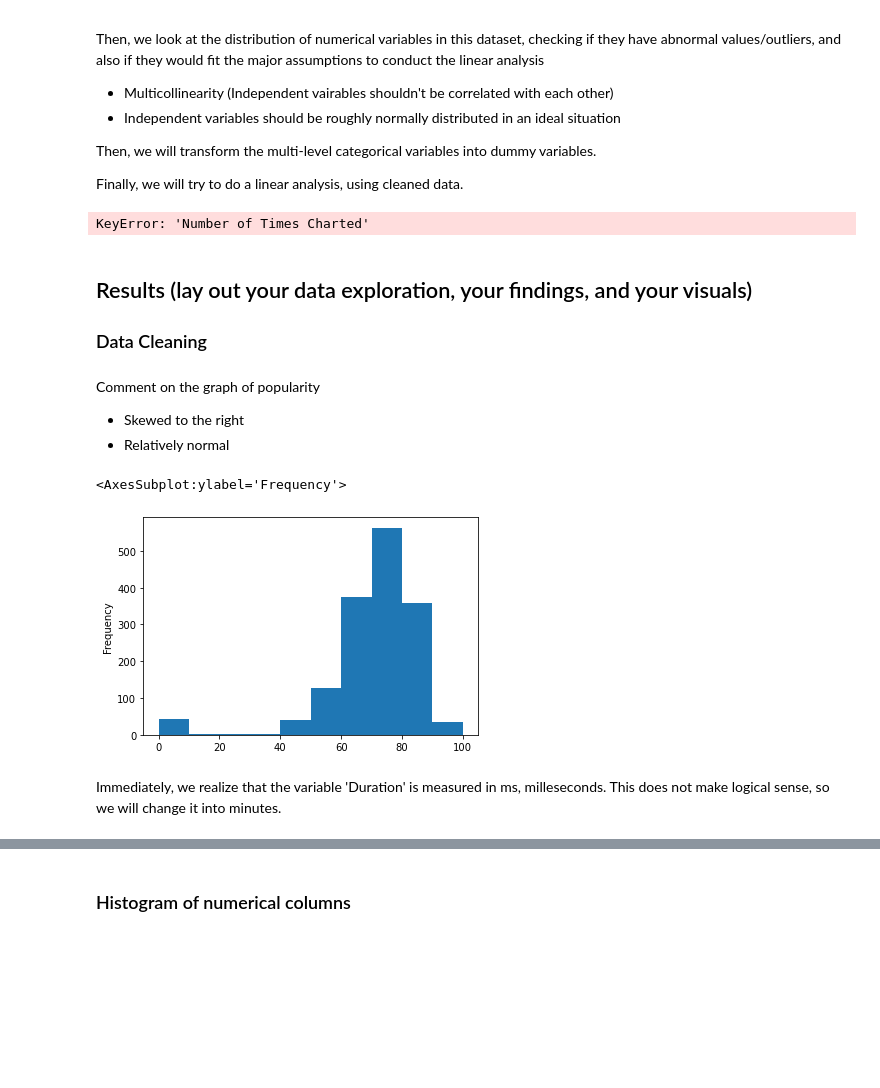
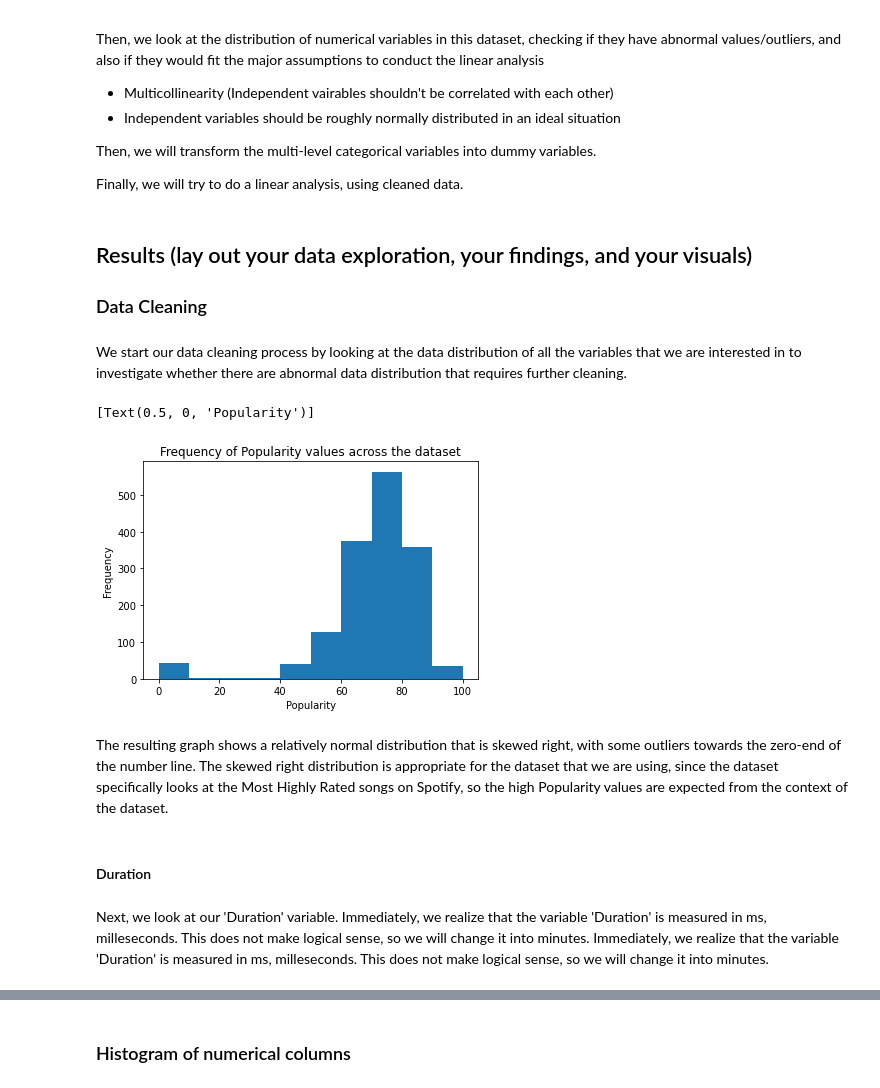
Before and after one commit to Opheliadh/DH140-Final-Music-Trends, a Jupyter notebook: Spotify_songs_popularity.ipynb, the cells around one changed output, grey strips where cells are left out. Drawn from its saved outputs; the diff is of its cells as text; code cells hidden in the pictures; blank space fills up the shorter version.

Commit message:
added descriptions and more plots

```diff
--- a/Spotify_songs_popularity.ipynb
+++ b/Spotify_songs_popularity.ipynb
@@ -94,28 +98,26 @@ Then, we look at the distribution of numerical variables in this dataset, checki
 Then, we will transform the multi-level categorical variables into dummy variables.
 
 Finally, we will try to do a linear analysis, using cleaned data.
-# %%
-df['Number of Times Charted'].plot.hist()
-# %% [output]
-KeyError: 'Number of Times Charted'
 # %% [markdown]
 ## Results (lay out your data exploration, your findings, and your visuals)
 
 ### Data Cleaning
-# %% [markdown]
-Comment on the graph of popularity
-
-- Skewed to the right
-- Relatively normal
+# %% [markdown]
+We start our data cleaning process by looking at the data distribution of all the variables that we are interested in to investigate whether there are abnormal data distribution that requires further cleaning.
 # %%
-df["Popularity"].astype(float).plot.hist()
+ax = df["Popularity"].astype("int").plot.hist(title='Frequency of Popularity values across the dataset')
+ax.set(xlabel='Popularity')
 # %% [output]
-<AxesSubplot:ylabel='Frequency'>
+[Text(0.5, 0, 'Popularity')]
-[figure, old version]
+[figure, new version]
+# %% [markdown]
+The resulting graph shows a relatively normal distribution that is skewed right, with some outliers towards the zero-end of the number line. The skewed right distribution is appropriate for the dataset that we are using, since the dataset specifically looks at the Most Highly Rated songs on Spotify, so the high Popularity values are expected from the context of the dataset.
 # %%
 cleaned_df["Popularity"] = df["Popularity"].astype(float)
+# %% [markdown]
+#### Duration
 # %% [markdown]
-Immediately, we realize that the variable 'Duration' is measured in ms, milleseconds. This does not make logical sense, so we will change it into minutes.
+Next, we look at our 'Duration' variable. Immediately, we realize that the variable 'Duration' is measured in ms, milleseconds. This does not make logical sense, so we will change it into minutes. Immediately, we realize that the variable 'Duration' is measured in ms, milleseconds. This does not make logical sense, so we will change it into minutes.
 # %%
 duration_m = []
 count = 160
```
Also changed, not shown: parts of 39 cells of this notebook.
